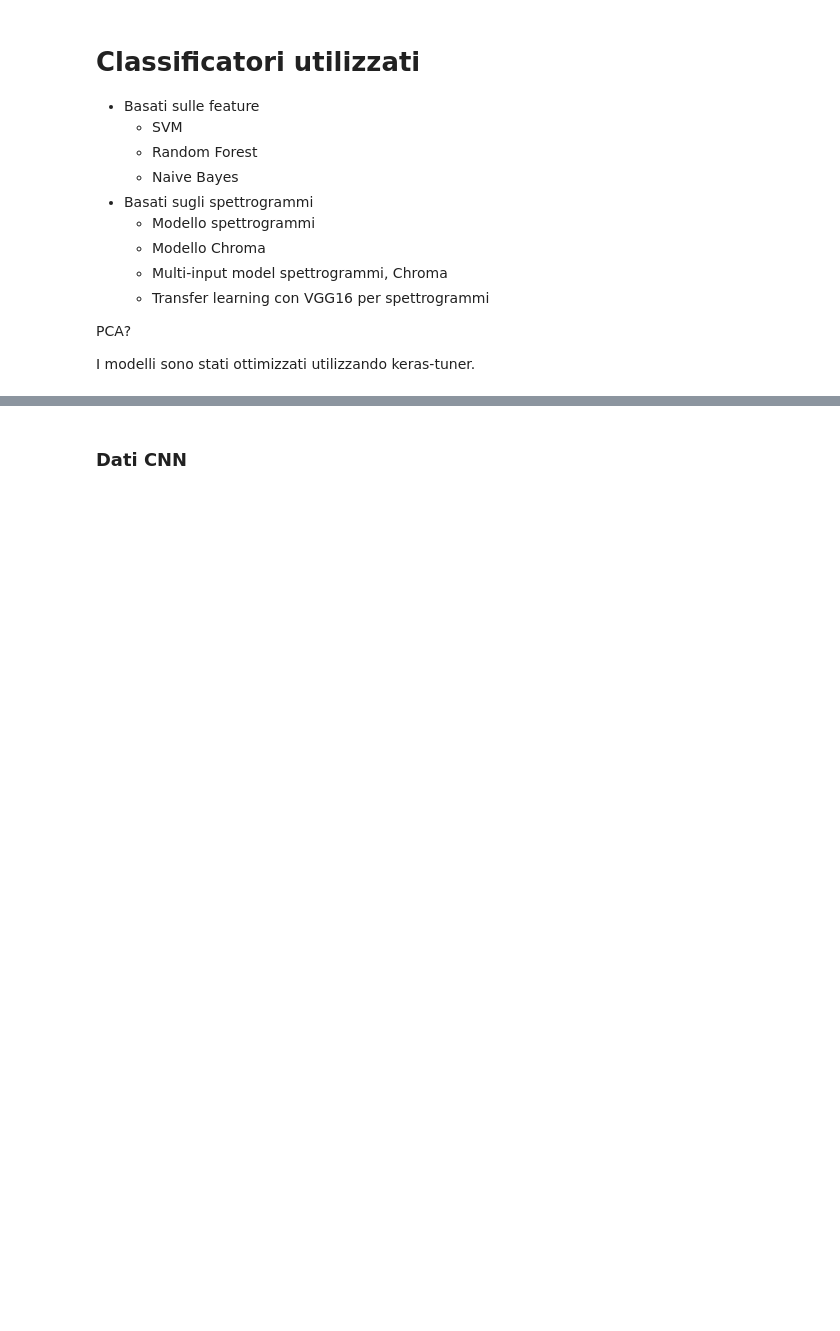
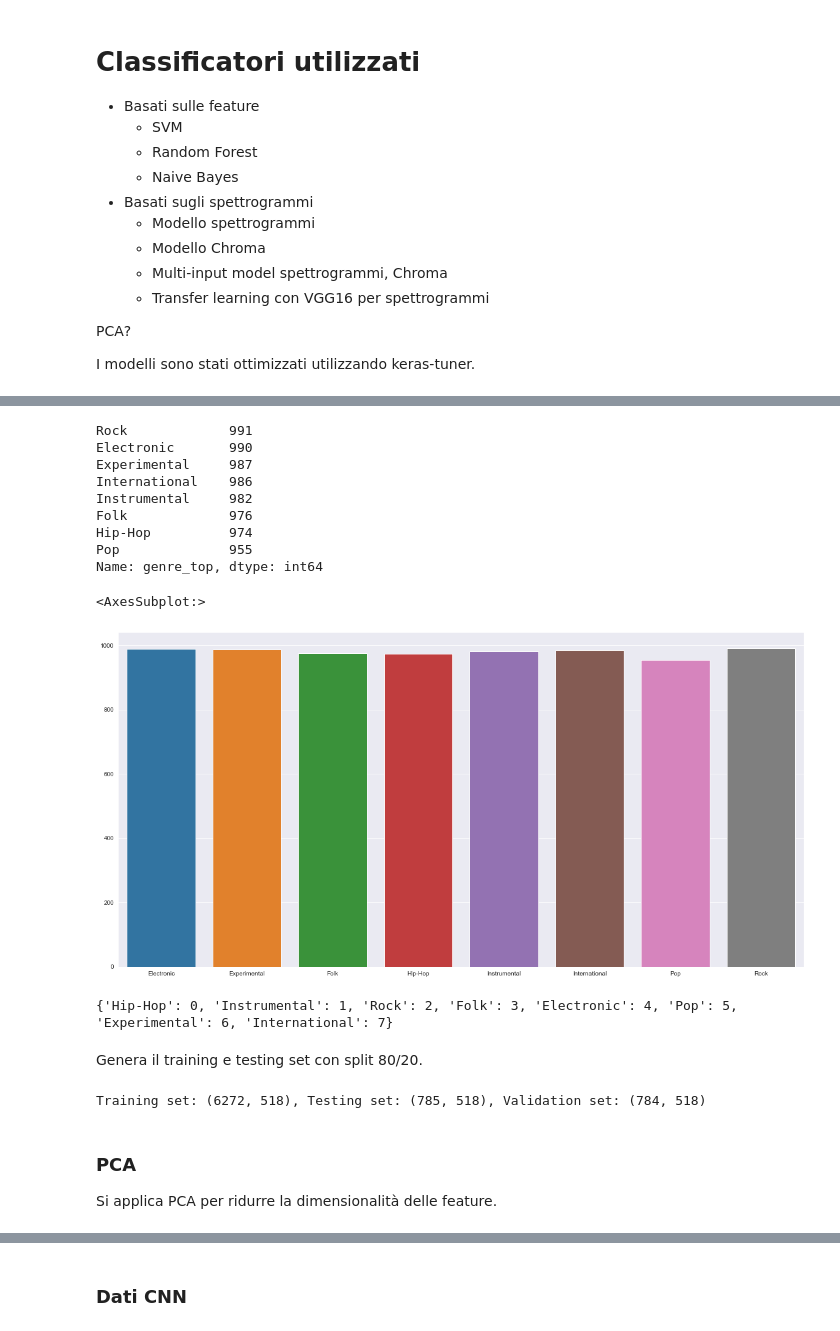
Before and after one commit to ThetaRangers/ML, a Jupyter notebook: mgrr.ipynb, the cells around one changed output, grey strips where cells are left out. Cells and saved outputs as stored; diff of their text form; code cells hidden in the pictures; blank space fills up the shorter version.

```diff
--- a/mgrr.ipynb
+++ b/mgrr.ipynb
@@ -113,0 +129,9 @@ I modelli sono stati ottimizzati utilizzando keras-tuner.
+# %%
+tracks_df = load("data/tracks.csv")
+genres_df = load("data/genres.csv")
+
+features_df = pd.read_csv('new_features.csv', index_col=0, header=[0, 1, 2])
+
+display(tracks_df)
+display(genres_df)
+display(features_df)
@@ -113,0 +200,6 @@ I modelli sono stati ottimizzati utilizzando keras-tuner.
+# %%
+track_genres = tracks_df.xs('track', level=0, axis=1)['genre_top'].loc[features_df.dropna().index]
+track_genres = track_genres.dropna()
+features_df = features_df.loc[track_genres.index]
+
+track_genres
@@ -113,0 +220,56 @@ I modelli sono stati ottimizzati utilizzando keras-tuner.
+# %%
+value_counts = track_genres.value_counts()
+value_counts = value_counts[value_counts != 0]
+print(value_counts)
+#value_counts.plot.bar()
+fig, ax = plt.subplots(figsize=(20,10))
+sns.barplot(x=value_counts.index.remove_unused_categories(), y=value_counts.values, ax=ax)
+# %% [output]
+Rock             991
+Electronic       990
+Experimental     987
+International    986
+Instrumental     982
+Folk             976
+Hip-Hop          974
+Pop              955
+Name: genre_top, dtype: int64
+<AxesSubplot:>
+[figure, added]
+# %%
+# Assign a number to each genre
+genres = {}
+index = 0
+for i in track_genres.unique():
+    genres[i] = index
+    index += 1
+print(genres)
+# %% [output]
+{'Hip-Hop': 0, 'Instrumental': 1, 'Rock': 2, 'Folk': 3, 'Electronic': 4, 'Pop': 5, 'Experimental': 6, 'International': 7}
+# %% [markdown]
+Genera il training e testing set con split 80/20.
+# %%
+# Split the data in training and remaining dataset
+X_train, X_rem, y_train, y_rem = train_test_split(features_df, track_genres, train_size=0.8, random_state=42, stratify=track_genres)
+
+# Split remaining dataset in test and validation
+test_size = 0.5
+X_valid, X_test, y_valid, y_test = train_test_split(X_rem, y_rem, test_size=0.5)
+
+scaler = StandardScaler()
+scaler.fit(X_train)
+
+X_train = scaler.transform(X_train)
+X_valid = scaler.transform(X_valid)
+X_test = scaler.transform(X_test)
+
+lab_encoder = LabelEncoder()
+lab_encoder.fit(y_train)
+
+y_train = lab_encoder.transform(y_train)
+y_valid = lab_encoder.transform(y_valid)
+y_test = lab_encoder.transform(y_test)
+
+print(f"Training set: {X_train.shape}, Testing set: {X_test.shape}, Validation set: {X_valid.shape}")
+# %% [output]
+Training set: (6272, 518), Testing set: (785, 518), Validation set: (784, 518)
@@ -113,0 +284,3 @@ I modelli sono stati ottimizzati utilizzando keras-tuner.
+# %% [markdown]
+### PCA
+Si applica PCA per ridurre la dimensionalità delle feature.
```
Also changed, not shown: parts of 20 cells of this notebook.
